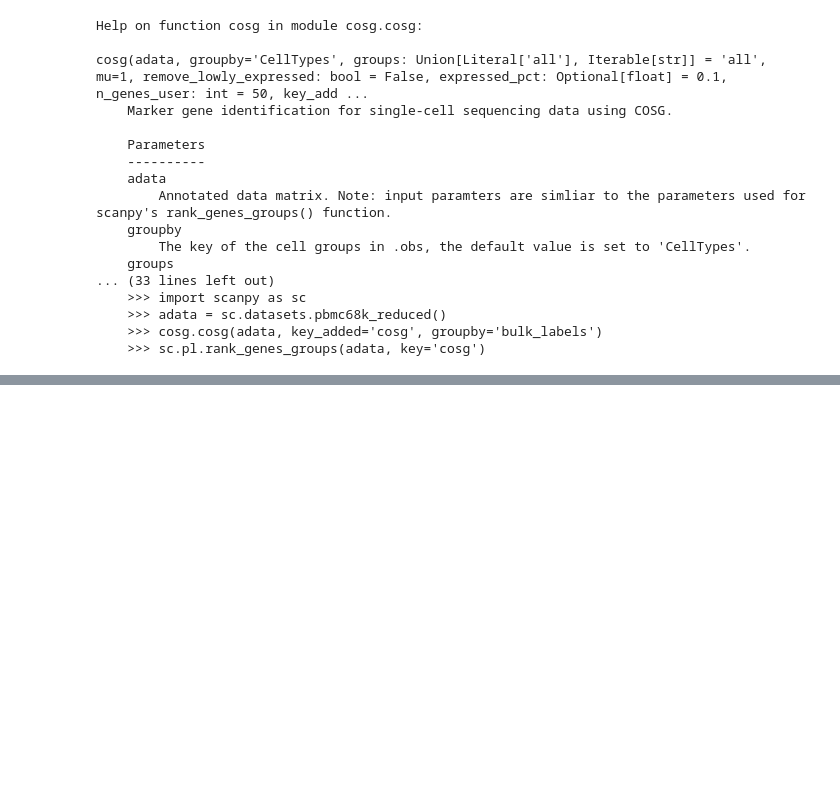
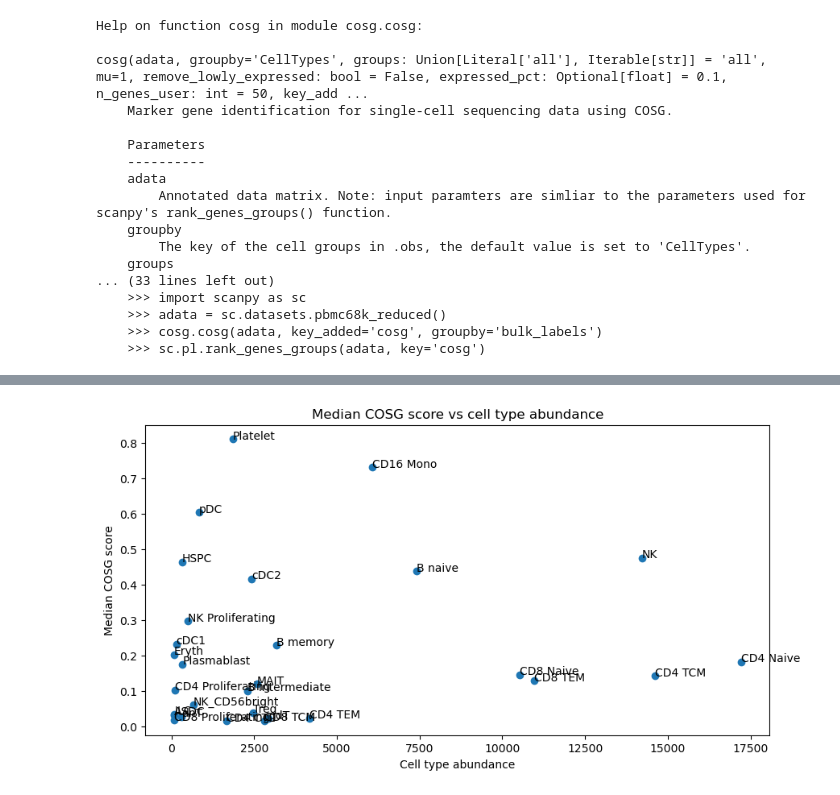
Before and after one commit to brmprnk/jointomicscomp, a Jupyter notebook: cogs.ipynb, the cells around one changed output, grey strips where cells are left out. Saved outputs shown, nothing was run; the diff lists cells and outputs as text; code cells hidden in the pictures; blank space fills up the shorter version.

```diff
--- a/cogs.ipynb
+++ b/cogs.ipynb
@@ -92,0 +116,4 @@ print(runtime_cosg)
+# %%
+# Get COSG scores
+cosg_scores = pd.DataFrame(adata.uns['cosg']['scores'])
+cosg_scores
@@ -92,0 +159,17 @@ print(runtime_cosg)
+# %%
+# For each column, get the median COSG score
+cosg_scores_median = cosg_scores.median(axis=0)
+
+# Plot the median COSG score for each cell type over the abundance of that cell type
+plt.figure(figsize=(10, 5))
+plt.scatter(cellTypeAbundance, cosg_scores_median)
+plt.xlabel('Cell type abundance')
+plt.ylabel('Median COSG score')
+plt.title('Median COSG score vs cell type abundance')
+
+# For each point in the plot, annotate with the cell type name
+for i, txt in enumerate(cellType):
+    plt.annotate(txt, (cellTypeAbundance[i], cosg_scores_median[i]))
+plt.show()
+# %% [output]
+[figure, added]
```
Also changed, not shown: parts of 16 cells of this notebook.
